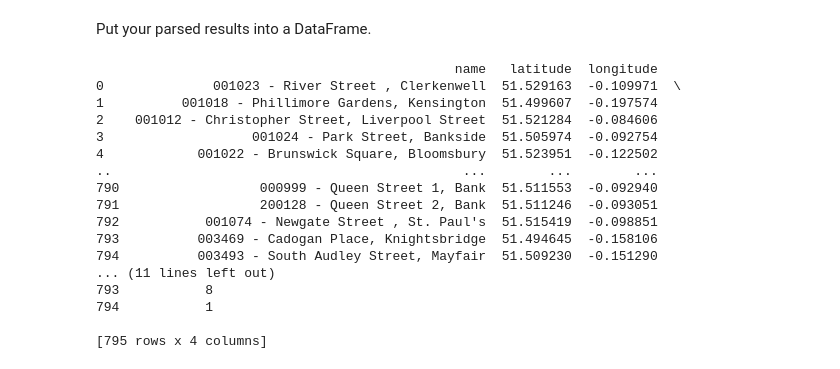
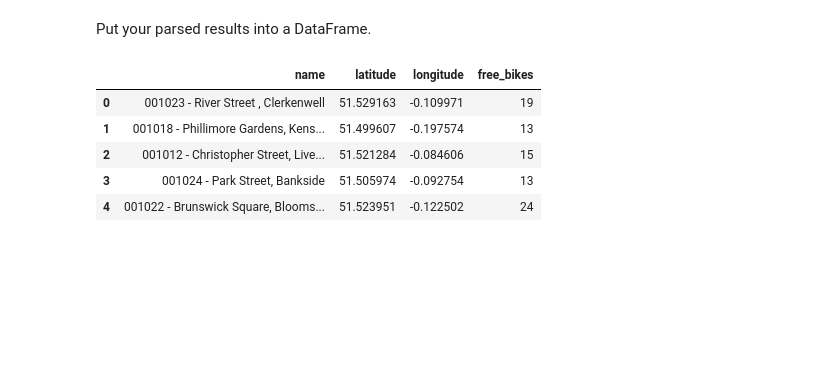
Before and after one commit to Brittanysacha/Statistical-Modelling-of-CityBike-Locations-and-Points-of-Interest-in-London, a Jupyter notebook: notebooks/city_bikes.ipynb, the cells around one changed output. Saved outputs shown, nothing was run; the diff lists cells and outputs as text; code cells hidden in the pictures; blank space fills up the shorter version.

```diff
--- a/notebooks/city_bikes.ipynb
+++ b/notebooks/city_bikes.ipynb
@@ -70,22 +88,11 @@ Put your parsed results into a DataFrame.
 # %%
 import pandas as pd
 london_bikes_df = pd.DataFrame(stations, columns=['name', 'latitude', 'longitude', 'free_bikes'])
-print(london_bikes_df)
+london_bikes_df.head(5)
 # %% [output]
-                                              name   latitude  longitude
-0              001023 - River Street , Clerkenwell  51.529163  -0.109971  \
-1          001018 - Phillimore Gardens, Kensington  51.499607  -0.197574
-2    001012 - Christopher Street, Liverpool Street  51.521284  -0.084606
-3                   001024 - Park Street, Bankside  51.505974  -0.092754
-4            001022 - Brunswick Square, Bloomsbury  51.523951  -0.122502
-..                                             ...        ...        ...
-790                  000999 - Queen Street 1, Bank  51.511553  -0.092940
-791                  200128 - Queen Street 2, Bank  51.511246  -0.093051
-792           001074 - Newgate Street , St. Paul's  51.515419  -0.098851
-793          003469 - Cadogan Place, Knightsbridge  51.494645  -0.158106
-794          003493 - South Audley Street, Mayfair  51.509230  -0.151290
-... (11 lines left out)
-793           8
-794           1
-
-[795 rows x 4 columns]
+|  | name | latitude | longitude | free_bikes |
+| 0 | 001023 - River Street , Clerkenwell | 51.529163 | -0.109971 | 19 |
+| 1 | 001018 - Phillimore Gardens, Kens... | 51.499607 | -0.197574 | 13 |
+| 2 | 001012 - Christopher Street, Live... | 51.521284 | -0.084606 | 15 |
+| 3 | 001024 - Park Street, Bankside | 51.505974 | -0.092754 | 13 |
+| 4 | 001022 - Brunswick Square, Blooms... | 51.523951 | -0.122502 | 24 |
```
Also changed, not shown: parts of 3 cells of this notebook, 3 other files.
